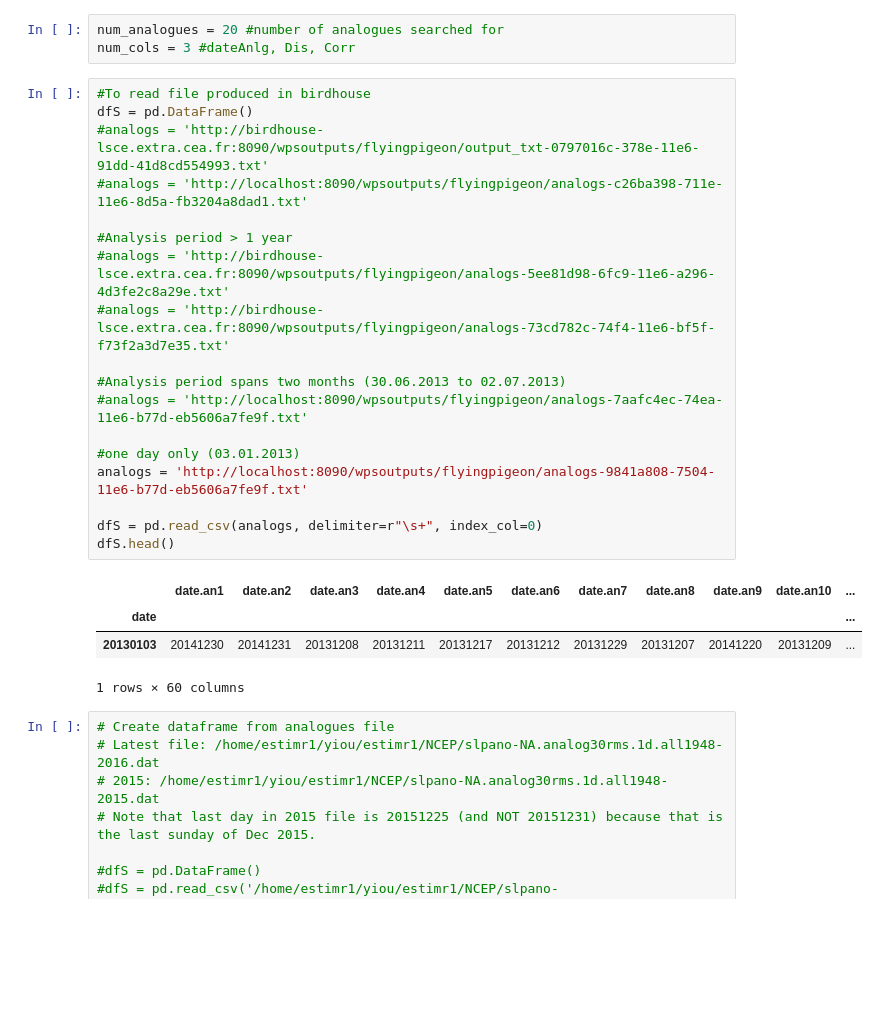
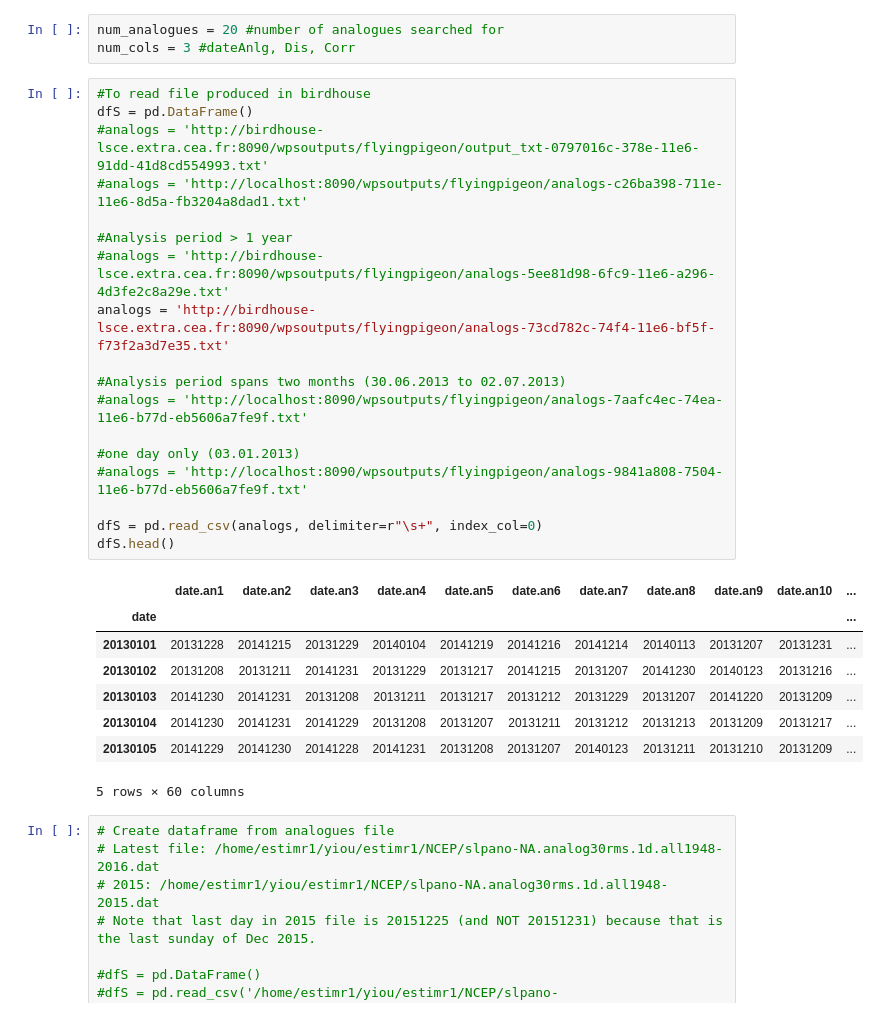
Before and after one commit to KatiRG/analogues, a Jupyter notebook: Build_analogues-all.ipynb, the cells around one changed output. Saved outputs shown, nothing was run; the diff lists cells and outputs as text; blank space fills up the shorter version.

Commit message:
ipynb of birdhouse detection file

```diff
--- a/Build_analogues-all.ipynb
+++ b/Build_analogues-all.ipynb
@@ -18,26 +18,30 @@ num_cols = 3 #dateAnlg, Dis, Corr
 # %%
 #To read file produced in birdhouse
 dfS = pd.DataFrame()
 #analogs = 'http://birdhouse-lsce.extra.cea.fr:8090/wpsoutputs/flyingpigeon/output_txt-0797016c-378e-11e6-91dd-41d8cd554993.txt'
 #analogs = 'http://localhost:8090/wpsoutputs/flyingpigeon/analogs-c26ba398-711e-11e6-8d5a-fb3204a8dad1.txt'
 
 #Analysis period > 1 year
 #analogs = 'http://birdhouse-lsce.extra.cea.fr:8090/wpsoutputs/flyingpigeon/analogs-5ee81d98-6fc9-11e6-a296-4d3fe2c8a29e.txt'
-#analogs = 'http://birdhouse-lsce.extra.cea.fr:8090/wpsoutputs/flyingpigeon/analogs-73cd782c-74f4-11e6-bf5f-f73f2a3d7e35.txt'
+analogs = 'http://birdhouse-lsce.extra.cea.fr:8090/wpsoutputs/flyingpigeon/analogs-73cd782c-74f4-11e6-bf5f-f73f2a3d7e35.txt'
 
 #Analysis period spans two months (30.06.2013 to 02.07.2013)
 #analogs = 'http://localhost:8090/wpsoutputs/flyingpigeon/analogs-7aafc4ec-74ea-11e6-b77d-eb5606a7fe9f.txt'
 
 #one day only (03.01.2013)
-analogs = 'http://localhost:8090/wpsoutputs/flyingpigeon/analogs-9841a808-7504-11e6-b77d-eb5606a7fe9f.txt'
+#analogs = 'http://localhost:8090/wpsoutputs/flyingpigeon/analogs-9841a808-7504-11e6-b77d-eb5606a7fe9f.txt'
 
 dfS = pd.read_csv(analogs, delimiter=r"\s+", index_col=0)
 dfS.head()
 # %% [output]
 |  | date.an1 | date.an2 | date.an3 | date.an4 | date.an5 | date.an6 | date.an7 | date.an8 | date.an9 | date.an10 | ... |
 | date |  |  |  |  |  |  |  |  |  |  | ... |
+| 20130101 | 20131228 | 20141215 | 20131229 | 20140104 | 20141219 | 20141216 | 20141214 | 20140113 | 20131207 | 20131231 | ... |
+| 20130102 | 20131208 | 20131211 | 20141231 | 20131229 | 20131217 | 20141215 | 20131207 | 20141230 | 20140123 | 20131216 | ... |
 | 20130103 | 20141230 | 20141231 | 20131208 | 20131211 | 20131217 | 20131212 | 20131229 | 20131207 | 20141220 | 20131209 | ... |
+| 20130104 | 20141230 | 20141231 | 20141229 | 20131208 | 20131207 | 20131211 | 20131212 | 20131213 | 20131209 | 20131217 | ... |
+| 20130105 | 20141229 | 20141230 | 20141228 | 20141231 | 20131208 | 20131207 | 20140123 | 20131211 | 20131210 | 20131209 | ... |
-1 rows × 60 columns
+5 rows × 60 columns
 # %%
 # Create dataframe from analogues file
 # Latest file: /home/estimr1/yiou/estimr1/NCEP/slpano-NA.analog30rms.1d.all1948-2016.dat
```
Also changed, not shown: parts of 10 cells of this notebook, 1 other file.
